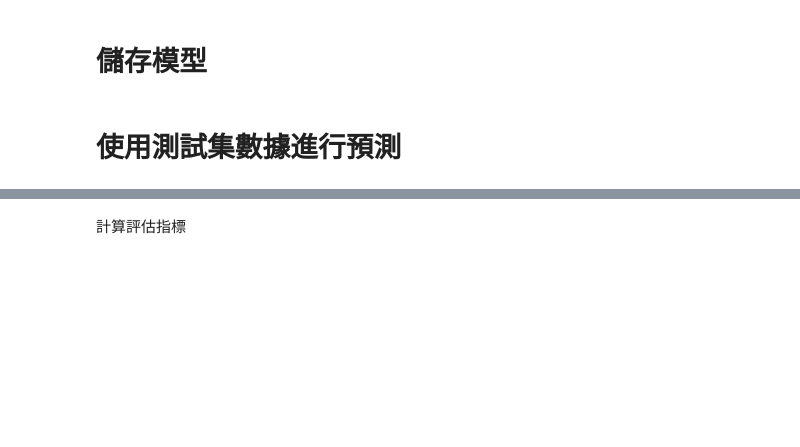
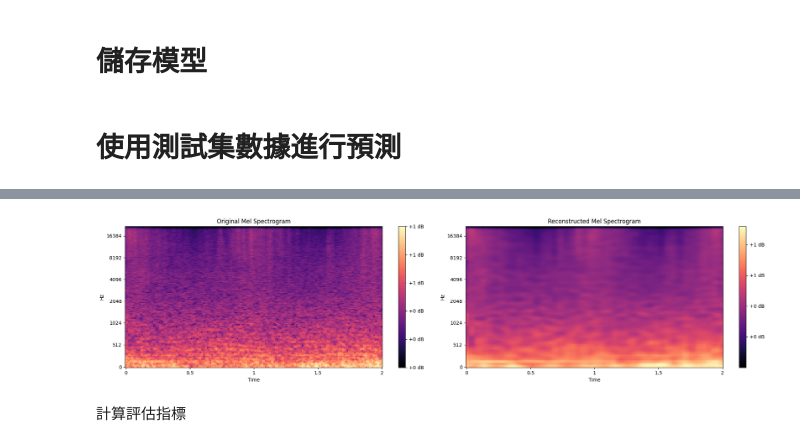
Before and after one commit to BoshiLee/wind_turbin_anomaly_detection, a Jupyter notebook: mel_model_training.ipynb, the cells around one changed output, grey strips where cells are left out. Saved outputs shown, nothing was run; the diff lists cells and outputs as text; code cells hidden in the pictures; blank space fills up the shorter version.

```diff
--- a/mel_model_training.ipynb
+++ b/mel_model_training.ipynb
@@ -182,9 +244,12 @@ def plot_comparison(input_mel_spectrogram, output_mel_spectrogram, input_title,
     plt.savefig('reconstructed_mel_spectrogram.png')
     plt.show()
 # %%
-plot_comparison(test_data[0].reshape(test_data[0].shape[0], test_data[0].shape[1]),
-                reconstructed_data[0].reshape(reconstructed_data[0].shape[0], reconstructed_data[0].shape[1]),
+test_index = 300
+plot_comparison(test_data[test_index].reshape(test_data[test_index].shape[0], test_data[test_index].shape[1]),
+                reconstructed_data[test_index].reshape(reconstructed_data[test_index].shape[0], reconstructed_data[test_index].shape[1]),
                 'Original Mel Spectrogram', 'Reconstructed Mel Spectrogram')
+# %% [output]
+[figure, added]
 # %% [markdown]
 計算評估指標
 # %%
```
Also changed, not shown: parts of 22 cells of this notebook, 2 other files.
